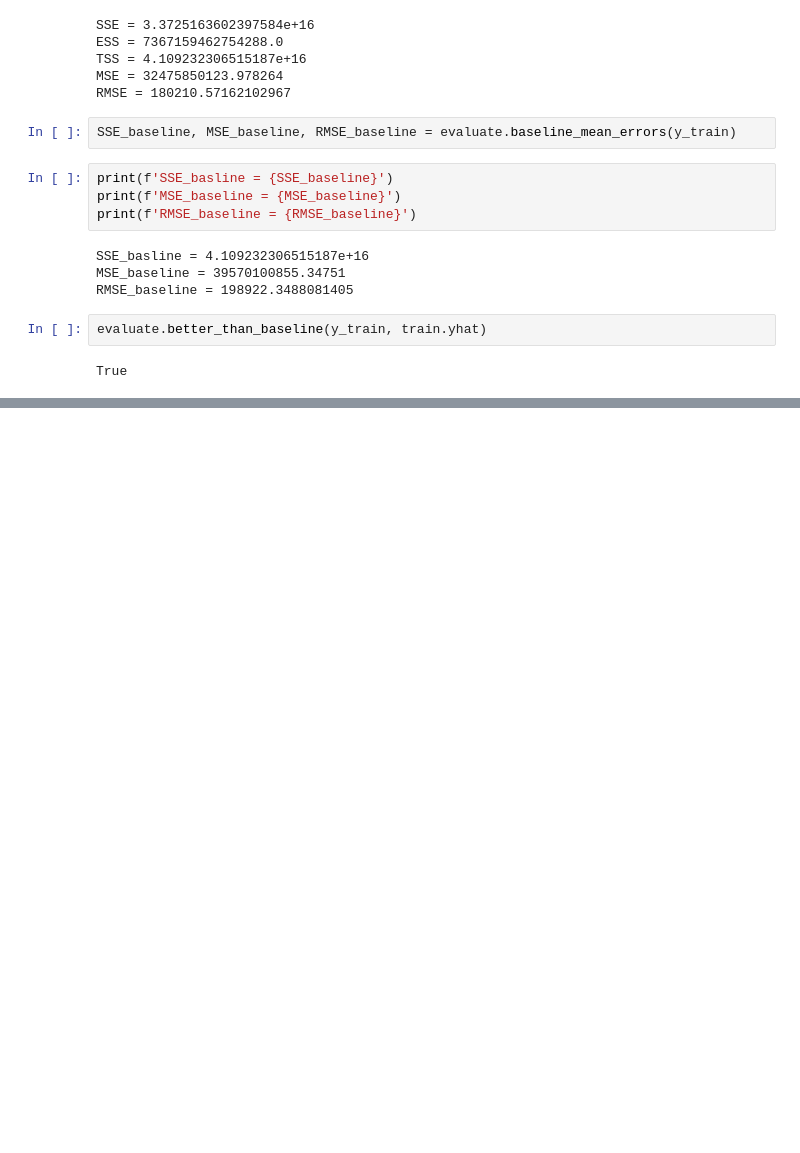
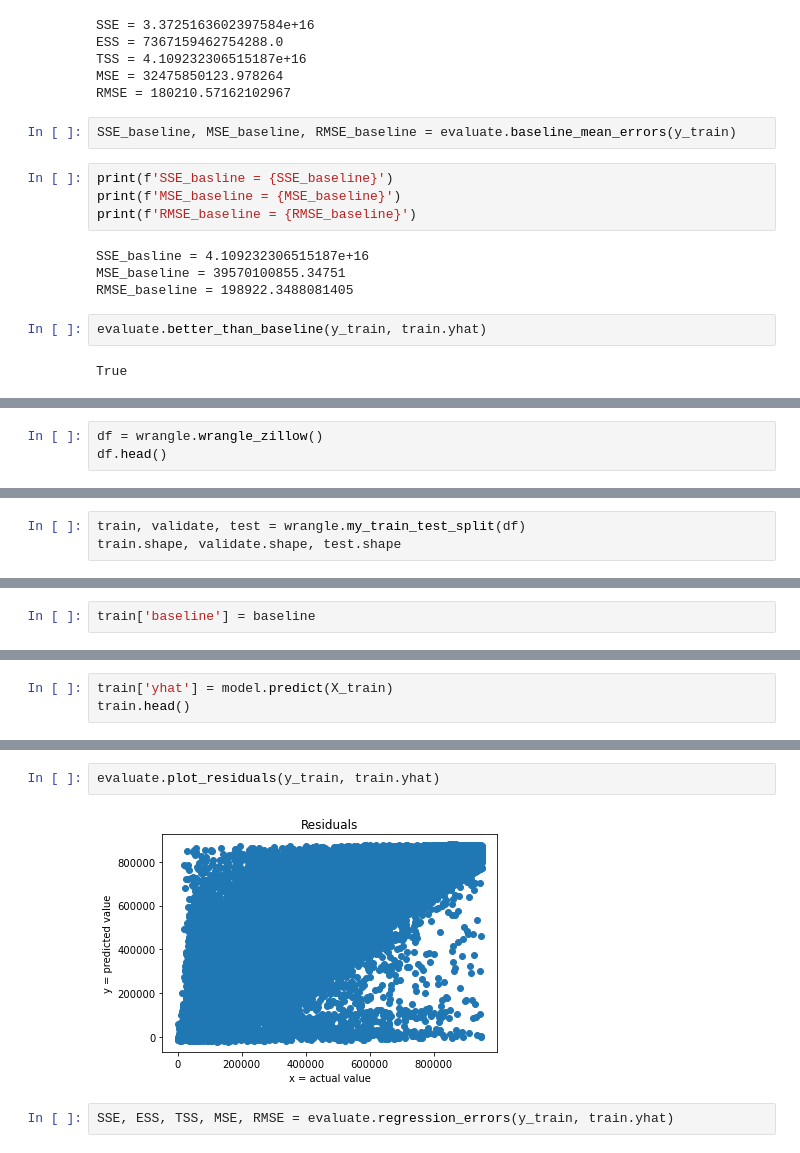
Before and after one commit to Larry-Holmes/regression-exercises, a Jupyter notebook: evaluate.ipynb, the cells around one changed output, grey strips where cells are left out. Saved outputs shown, nothing was run; the diff lists cells and outputs as text; blank space fills up the shorter version.

Commit message:
updating my evaluate py file thus updating my evaluate exercise

```diff
--- a/evaluate.ipynb
+++ b/evaluate.ipynb
@@ -136,0 +159,3 @@ True
+# %%
+df = wrangle.wrangle_zillow()
+df.head()
@@ -136,0 +169,3 @@ True
+# %%
+train, validate, test = wrangle.my_train_test_split(df)
+train.shape, validate.shape, test.shape
@@ -136,0 +174,2 @@ True
+# %%
+train['baseline'] = baseline
@@ -136,0 +185,3 @@ True
+# %%
+train['yhat'] = model.predict(X_train)
+train.head()
@@ -136,0 +195,6 @@ True
+# %%
+evaluate.plot_residuals(y_train, train.yhat)
+# %% [output]
+[figure, added]
+# %%
+SSE, ESS, TSS, MSE, RMSE = evaluate.regression_errors(y_train, train.yhat)
```
Also changed, not shown: parts of 12 cells of this notebook, 1 other file.
